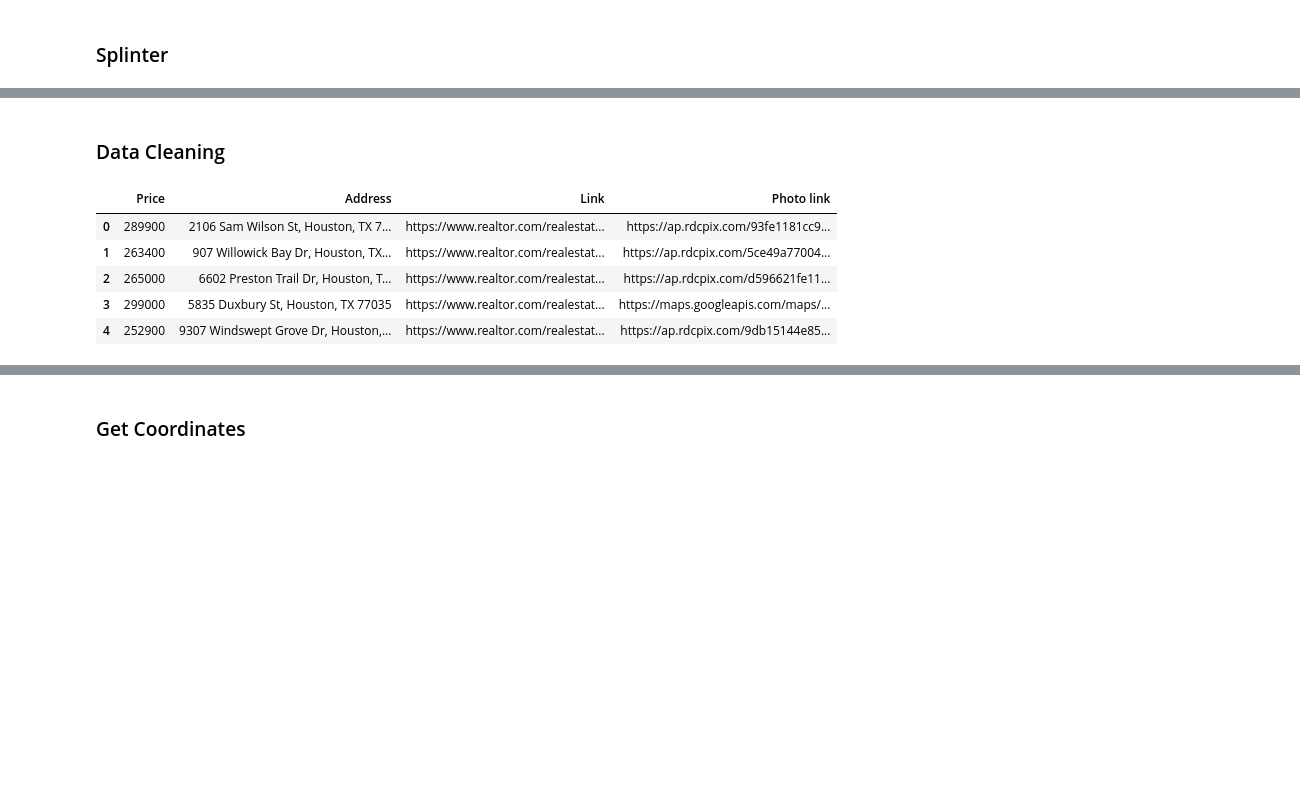
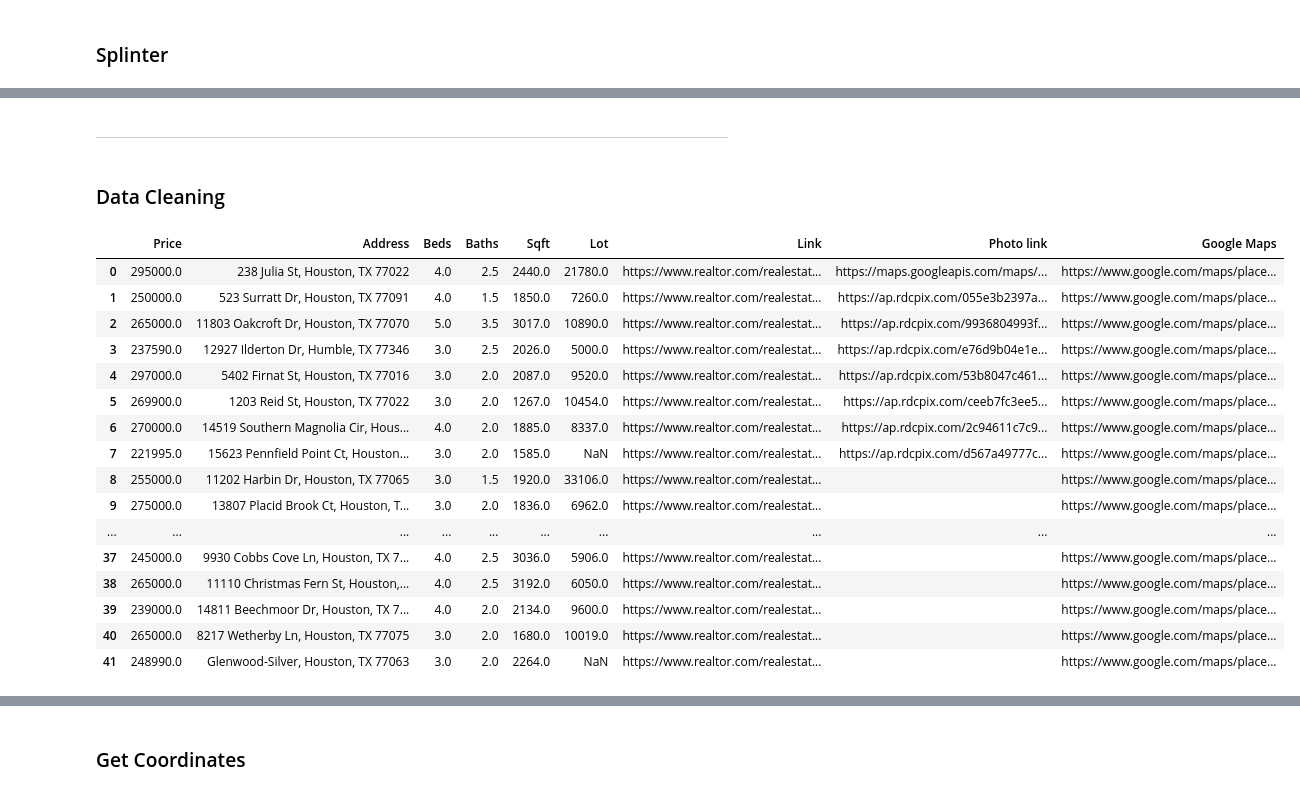
Before and after one commit to gpivaro/Project_3, a Jupyter notebook: Realtor_Scraper.ipynb, the cells around one changed output, grey strips where cells are left out. Cells and saved outputs as stored; diff of their text form; code cells hidden in the pictures; blank space fills up the shorter version.

Commit message:
new database class

```diff
--- a/Realtor_Scraper.ipynb
+++ b/Realtor_Scraper.ipynb
@@ -64,19 +76,0 @@ soup = BeautifulSoup(html_realtor, 'html.parser')
-# %%
-# Search for the div where the title is located
-results = soup.find_all('div', class_="card-box")
-# print(results[1].prettify())
-print(f"Total results: {len(results)}")
-print('-----------------------------------')
-
-news_title = results[1].text
-# print(f"Title: {news_title}")
-house_price = results[1].find('span', class_="sc-pZnSc jEfqsK")
-# print(f"Price: {house_price.text}")
-img_label = results[1].find('img', class_="fade top")
-# print(f"Address: {img_label['alt']}")
-link_page = results[1].find('a')['href']
-
-
-print(f"Price: {house_price.text} | Address: {img_label['alt']}")
-print(f"Link: {link_details}{link_page}")
-print(f"Photo link: {img_label['srcset'].split(',')[1].split(' ')[1]}")
@@ -159,19 +250,33 @@ Data not available
 # %%
 # When you’ve finished testing, close your browser using browser.quit:
 browser.quit()
+# %% [markdown]
+<hr style="border: 3px solid red;">
 # %% [markdown]
 ### Data Cleaning
 # %%
 # Save the data to a dataframe
 listing_df = pd.DataFrame(realstate_list)
-listing_df.head()
+# listing_df.to_csv(os.path.join('Database','ScrapedData.csv'))
+listing_df
 # %% [output]
-|  | Price | Address | Link | Photo link |
-| 0 | 289900 | 2106 Sam Wilson St, Houston, TX 7... | https://www.realtor.com/realestat... | https://ap.rdcpix.com/93fe1181cc9... |
-| 1 | 263400 | 907 Willowick Bay Dr, Houston, TX... | https://www.realtor.com/realestat... | https://ap.rdcpix.com/5ce49a77004... |
-| 2 | 265000 | 6602 Preston Trail Dr, Houston, T... | https://www.realtor.com/realestat... | https://ap.rdcpix.com/d596621fe11... |
-| 3 | 299000 | 5835 Duxbury St, Houston, TX 77035 | https://www.realtor.com/realestat... | https://maps.googleapis.com/maps/... |
-| 4 | 252900 | 9307 Windswept Grove Dr, Houston,... | https://www.realtor.com/realestat... | https://ap.rdcpix.com/9db15144e85... |
+|  | Price | Address | Beds | Baths | Sqft | Lot | Link | Photo link | Google Maps |
+| 0 | 295000.0 | 238 Julia St, Houston, TX 77022 | 4.0 | 2.5 | 2440.0 | 21780.0 | https://www.realtor.com/realestat... | https://maps.googleapis.com/maps/... | https://www.google.com/maps/place... |
+| 1 | 250000.0 | 523 Surratt Dr, Houston, TX 77091 | 4.0 | 1.5 | 1850.0 | 7260.0 | https://www.realtor.com/realestat... | https://ap.rdcpix.com/055e3b2397a... | https://www.google.com/maps/place... |
+| 2 | 265000.0 | 11803 Oakcroft Dr, Houston, TX 77070 | 5.0 | 3.5 | 3017.0 | 10890.0 | https://www.realtor.com/realestat... | https://ap.rdcpix.com/9936804993f... | https://www.google.com/maps/place... |
+| 3 | 237590.0 | 12927 Ilderton Dr, Humble, TX 77346 | 3.0 | 2.5 | 2026.0 | 5000.0 | https://www.realtor.com/realestat... | https://ap.rdcpix.com/e76d9b04e1e... | https://www.google.com/maps/place... |
+| 4 | 297000.0 | 5402 Firnat St, Houston, TX 77016 | 3.0 | 2.0 | 2087.0 | 9520.0 | https://www.realtor.com/realestat... | https://ap.rdcpix.com/53b8047c461... | https://www.google.com/maps/place... |
+| 5 | 269900.0 | 1203 Reid St, Houston, TX 77022 | 3.0 | 2.0 | 1267.0 | 10454.0 | https://www.realtor.com/realestat... | https://ap.rdcpix.com/ceeb7fc3ee5... | https://www.google.com/maps/place... |
+| 6 | 270000.0 | 14519 Southern Magnolia Cir, Hous... | 4.0 | 2.0 | 1885.0 | 8337.0 | https://www.realtor.com/realestat... | https://ap.rdcpix.com/2c94611c7c9... | https://www.google.com/maps/place... |
+| 7 | 221995.0 | 15623 Pennfield Point Ct, Houston... | 3.0 | 2.0 | 1585.0 | NaN | https://www.realtor.com/realestat... | https://ap.rdcpix.com/d567a49777c... | https://www.google.com/maps/place... |
+| 8 | 255000.0 | 11202 Harbin Dr, Houston, TX 77065 | 3.0 | 1.5 | 1920.0 | 33106.0 | https://www.realtor.com/realestat... |  | https://www.google.com/maps/place... |
+| 9 | 275000.0 | 13807 Placid Brook Ct, Houston, T... | 3.0 | 2.0 | 1836.0 | 6962.0 | https://www.realtor.com/realestat... |  | https://www.google.com/maps/place... |
+| ... | ... | ... | ... | ... | ... | ... | ... | ... | ... |
+| 37 | 245000.0 | 9930 Cobbs Cove Ln, Houston, TX 7... | 4.0 | 2.5 | 3036.0 | 5906.0 | https://www.realtor.com/realestat... |  | https://www.google.com/maps/place... |
+| 38 | 265000.0 | 11110 Christmas Fern St, Houston,... | 4.0 | 2.5 | 3192.0 | 6050.0 | https://www.realtor.com/realestat... |  | https://www.google.com/maps/place... |
+| 39 | 239000.0 | 14811 Beechmoor Dr, Houston, TX 7... | 4.0 | 2.0 | 2134.0 | 9600.0 | https://www.realtor.com/realestat... |  | https://www.google.com/maps/place... |
+| 40 | 265000.0 | 8217 Wetherby Ln, Houston, TX 77075 | 3.0 | 2.0 | 1680.0 | 10019.0 | https://www.realtor.com/realestat... |  | https://www.google.com/maps/place... |
+| 41 | 248990.0 | Glenwood-Silver, Houston, TX 77063 | 3.0 | 2.0 | 2264.0 | NaN | https://www.realtor.com/realestat... |  | https://www.google.com/maps/place... |
 # %%
 # Dataframe to dictionary
 listing_df.to_dict(orient="records")
```
Also changed, not shown: parts of 54 cells of this notebook, 4 other files.
